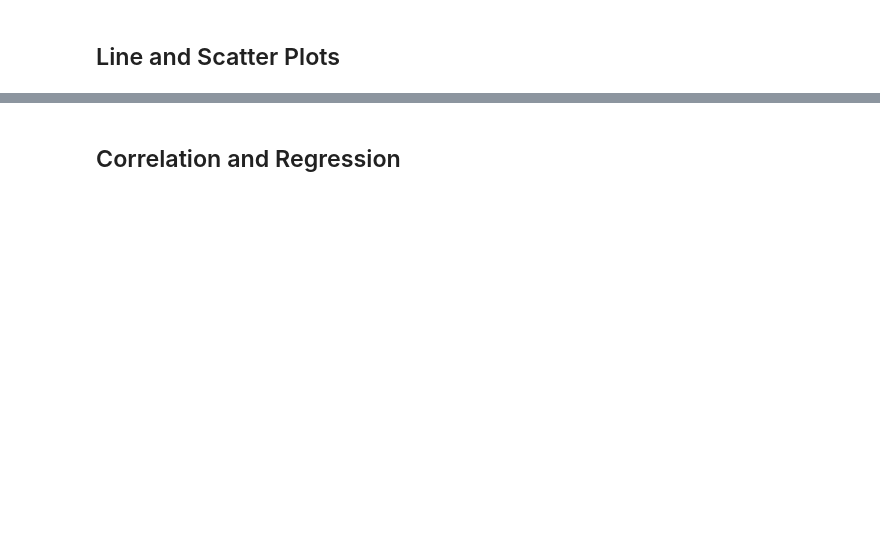
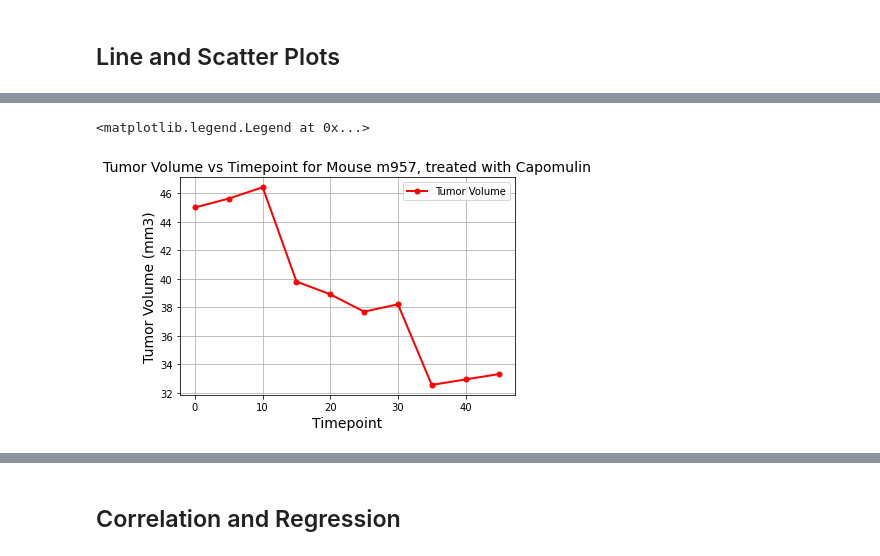
Before and after one commit to rita-s/the-power-of-plots, a Jupyter notebook: pymaceuticals_starter.ipynb, the cells around one changed output, grey strips where cells are left out. Cells and saved outputs as stored; diff of their text form; code cells hidden in the pictures; blank space fills up the shorter version.

```diff
--- a/pymaceuticals_starter.ipynb
+++ b/pymaceuticals_starter.ipynb
@@ -226,0 +299,13 @@ plt.show()
+# %%
+# Generate a line plot of tumor volume vs. time point for a mouse treated with Capomulin
+mouse = 'm957'
+mouse_df = mouse_data_complete_clean_df.loc[mouse_data_complete_clean_df['Mouse ID'] == mouse, ['Timepoint', 'Tumor Volume (mm3)']]
+plt.plot(mouse_df['Timepoint'], mouse_df['Tumor Volume (mm3)'], linewidth = 2, color= 'red', marker = 'o', markersize = 5, label = 'Tumor Volume')
+plt.title(f'Tumor Volume vs Timepoint for Mouse {mouse}, treated with Capomulin', fontsize = 14)
+plt.xlabel('Timepoint', fontsize = 14)
+plt.ylabel('Tumor Volume (mm3)', fontsize = 14)
+plt.grid()
+plt.legend(loc = 'upper right')
+# %% [output]
+<matplotlib.legend.Legend at 0x...>
+[figure, added]
```
Also changed, not shown: parts of 15 cells of this notebook.
